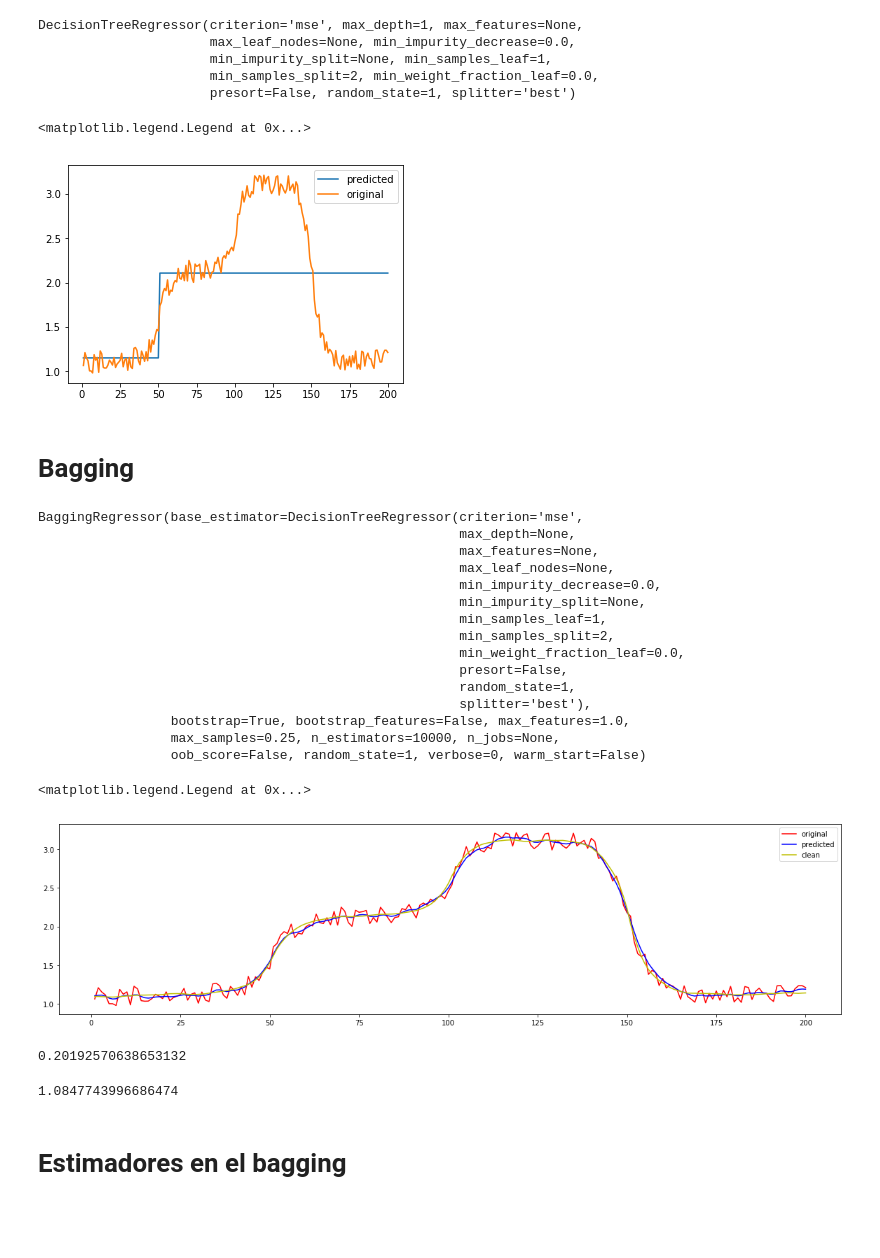
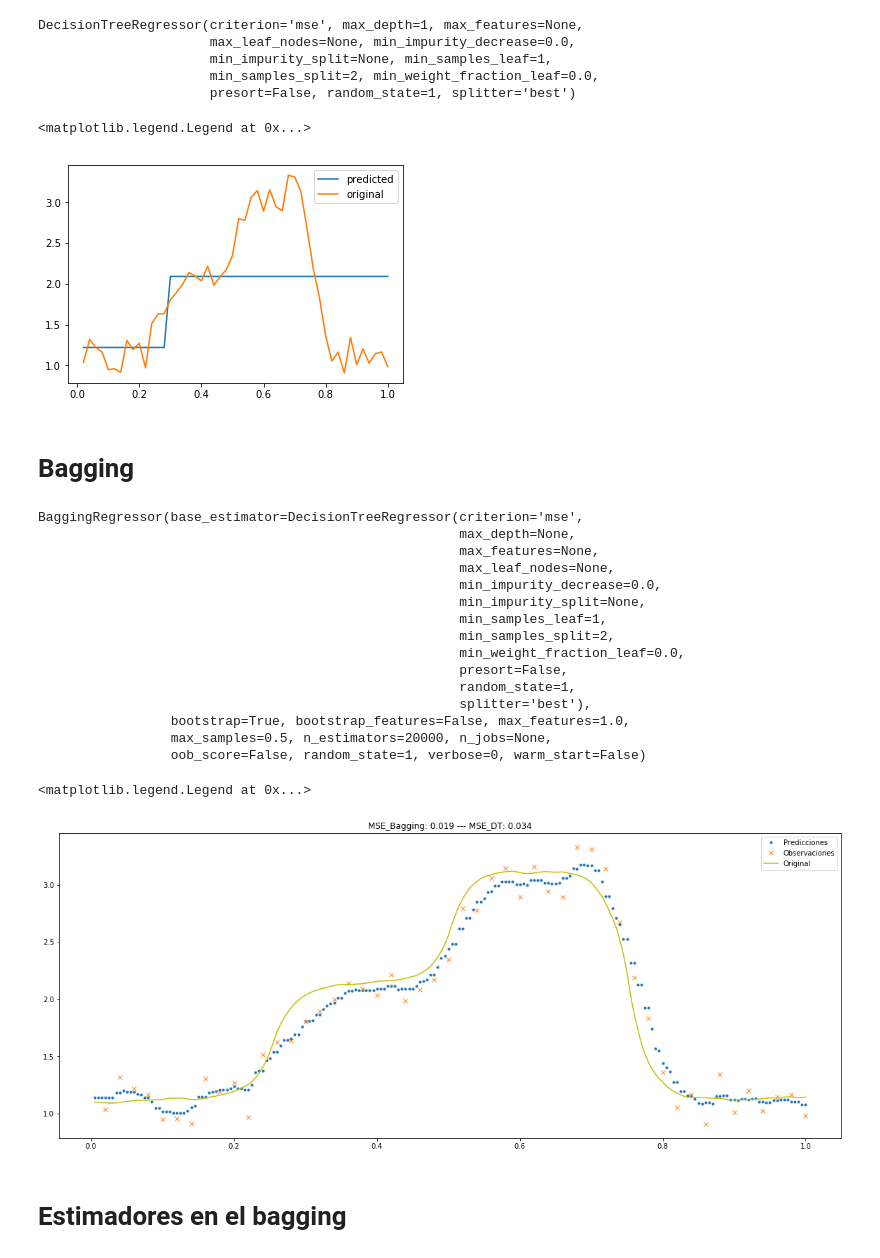
Before and after one commit to PAE-ITBA-ML-2019/Ensemble-methods, a Jupyter notebook: 00-Example.ipynb, the cells around one changed output. Cells and saved outputs as stored; diff of their text form; code cells hidden in the pictures; blank space fills up the shorter version.

```diff
--- a/00-Example.ipynb
+++ b/00-Example.ipynb
@@ -23,5 +23,7 @@ np.random.rand()
 # %%
 np.random.seed(42)
 y_clean = np.load('y_data.npy')
-y = y_clean + 0.25*(np.random.rand(len(y_clean)) - 0.5)
-X = np.linspace(1, len(y), len(y)).reshape(-1,1)
+X_orig = np.linspace(1, len(y_clean), len(y_clean)).reshape(-1,1)/len(y_clean)
+y_clean_downsampled = y_clean[::4]
+y = y_clean_downsampled + 0.5*(np.random.rand(len(y_clean_downsampled)) - 0.5)
+X = np.linspace(1, len(y), len(y)).reshape(-1,1)/len(y)
@@ -74,14 +89,14 @@ plt.plot(X, y, label='original')
 plt.legend()
 # %% [output]
 <matplotlib.legend.Legend at 0x...>
-[figure, old version]
+[figure, new version]
 # %% [markdown]
 # Bagging
 # %%
 from sklearn.ensemble import BaggingRegressor
 # %%
-bagg_reg = BaggingRegressor(DecisionTreeRegressor(random_state=1, criterion='mse'), n_estimators=10000,
-                             max_samples=0.25, max_features=1.0,
+bagg_reg = BaggingRegressor(DecisionTreeRegressor(random_state=1, criterion='mse'), n_estimators=20000,
+                             max_samples=0.5, max_features=1.0,
                              bootstrap=True, bootstrap_features=False, random_state=1)
 
 bagg_reg.fit(X, y)
@@ -99,7 +114,7 @@ BaggingRegressor(base_estimator=DecisionTreeRegressor(criterion='mse',
                                                       random_state=1,
                                                       splitter='best'),
                  bootstrap=True, bootstrap_features=False, max_features=1.0,
-                 max_samples=0.25, n_estimators=10000, n_jobs=None,
+                 max_samples=0.5, n_estimators=20000, n_jobs=None,
                  oob_score=False, random_state=1, verbose=0, warm_start=False)
 # %%
-y_pred_bagg = bagg_reg.predict(X)
+y_pred_bagg = bagg_reg.predict(X_orig)
@@ -106,23 +127,14 @@ y_pred_bagg = bagg_reg.predict(X)
 # %%
-plt.figure(figsize=(20,5))
-plt.plot(X, y, label='original', c='r')
-plt.plot(X, y_pred_bagg, label='predicted', c='b')
-plt.plot(X, y_clean, label='clean', c='y')
-
+plt.figure(figsize=(20,8))
+#plt.plot(X, y, label='Observaciones', c='r')
+plt.plot(X_orig, y_pred_bagg, label='Predicciones', marker='.', linestyle = 'None')
+plt.plot(X, y, label='Observaciones', marker='x', linestyle = 'None',)
+plt.plot(X_orig, y_clean, label='Original', c='y')
+plt.title(f'MSE_Bagging: {MSE_bagging:.3f} --- MSE_DT: {MSE_DT:.3f}' )
 plt.legend()
 # %% [output]
 <matplotlib.legend.Legend at 0x...>
-[figure, old version]
+[figure, new version]
-# %%
-# MSE Bagging
-((y_pred_bagg - y_clean)**2).sum()
-# %% [output]
-0.20192570638653132
-# %%
-# MSE Decision Tree
-((y_pred - y_clean)**2).sum()
-# %% [output]
-1.0847743996686474
 # %% [markdown]
 # Estimadores en el bagging
 # %%
```
Also changed, not shown: parts of 19 cells of this notebook, 1 other file.
